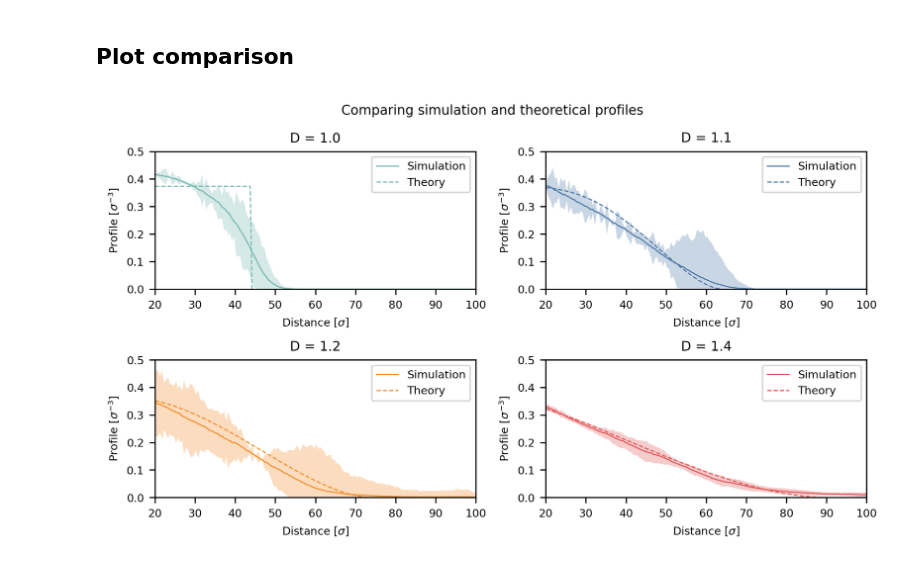
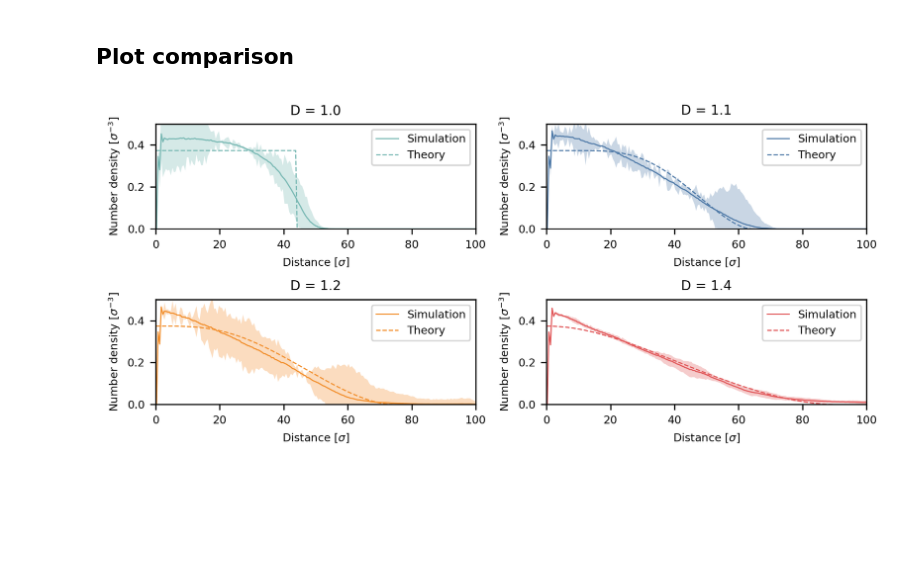
Before and after one commit to leon-a-smook/picbad, a Jupyter notebook: notebooks/density-profiles.ipynb, the cells around one changed output. Cells and saved outputs as stored; diff of their text form; code cells hidden in the pictures; blank space fills up the shorter version.

Commit message:
Additional visualization

```diff
--- a/notebooks/density-profiles.ipynb
+++ b/notebooks/density-profiles.ipynb
@@ -59,34 +62,35 @@ ax[0][0].plot(brush_10.z, brush_10.phi_N, "-", label='Simulation', color=nature_
 ax[0][0].fill_between(brush_10.z, brush_10.ci_lower, brush_10.ci_upper, alpha=0.3, color=nature_colors[3], edgecolor=None)
 ax[0][0].plot(brush_10_th.z,brush_10_th.phi_N,'--', label='Theory', color=nature_colors[3])
 ax[0][0].set_title("D = 1.0")
 
 ax[0][1].plot(brush_11.z, brush_11.phi_N, "-", label='Simulation', color=nature_colors[0])
 ax[0][1].fill_between(brush_11.z, brush_11.ci_lower, brush_11.ci_upper, alpha=0.3, color=nature_colors[0], edgecolor=None)
 ax[0][1].plot(brush_11_th.z,brush_11_th.phi_N,'--', label='Theory', color=nature_colors[0])
 ax[0][1].set_title("D = 1.1")
 
 
 ax[1][0].plot(brush_12.z, brush_12.phi_N, "-", label='Simulation', color=nature_colors[1])
 ax[1][0].fill_between(brush_12.z, brush_12.ci_lower, brush_12.ci_upper, alpha=0.3, color=nature_colors[1], edgecolor=None)
 ax[1][0].plot(brush_12_th.z,brush_12_th.phi_N,'--', label='Theory', color=nature_colors[1])
 ax[1][0].set_title("D = 1.2")
 
 
 ax[1][1].plot(brush_14.z, brush_14.phi_N, "-", label='Simulation', color=nature_colors[2])
 ax[1][1].fill_between(brush_14.z, brush_14.ci_lower, brush_14.ci_upper, alpha=0.3, color=nature_colors[2], edgecolor=None)
 ax[1][1].plot(brush_14_th.z,brush_14_th.phi_N,'--', label='Theory', color=nature_colors[2])
 ax[1][1].set_title("D = 1.4")
 
 
 for i, ax in enumerate(fig.axes):
     ax.set_ylabel(str(i))
-    ax.set_xlim([20,100])
+    ax.set_xlim([0,100])
     ax.set_xlabel("Distance [$\sigma$]")
     ax.set_ylim([0,0.5])
-    ax.set_ylabel("Profile [$\sigma^{-3}$]")
+    ax.set_ylabel("Number density [$\sigma^{-3}$]")
     ax.legend()
 
-fig.suptitle("Comparing simulation and theoretical profiles")
+# fig.suptitle("Comparing simulation and theoretical profiles")
 fig.tight_layout()
+fig.savefig("../results/figures/density_profiles.png")
 # %% [output]
-[figure, old version]
+[figure, new version]
```
Also changed, not shown: parts of 2 cells of this notebook, 7 other files.
